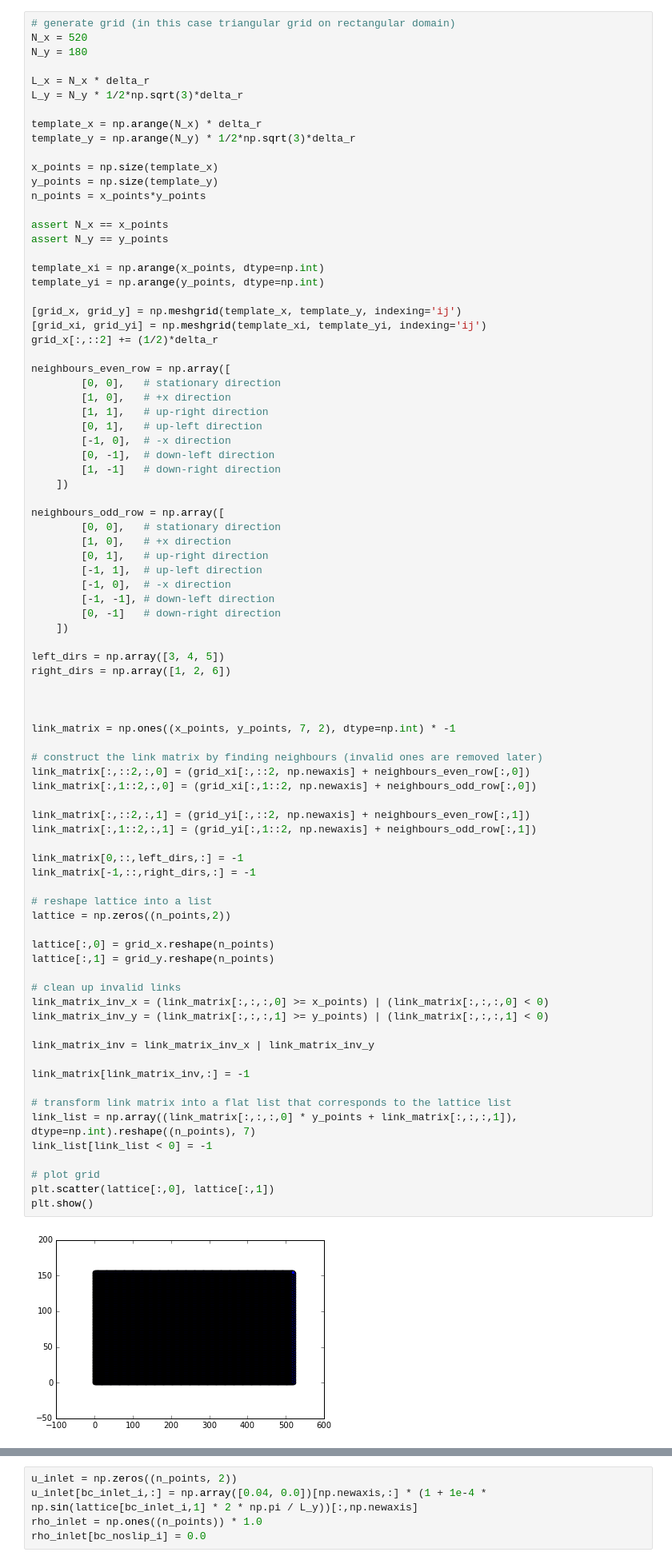
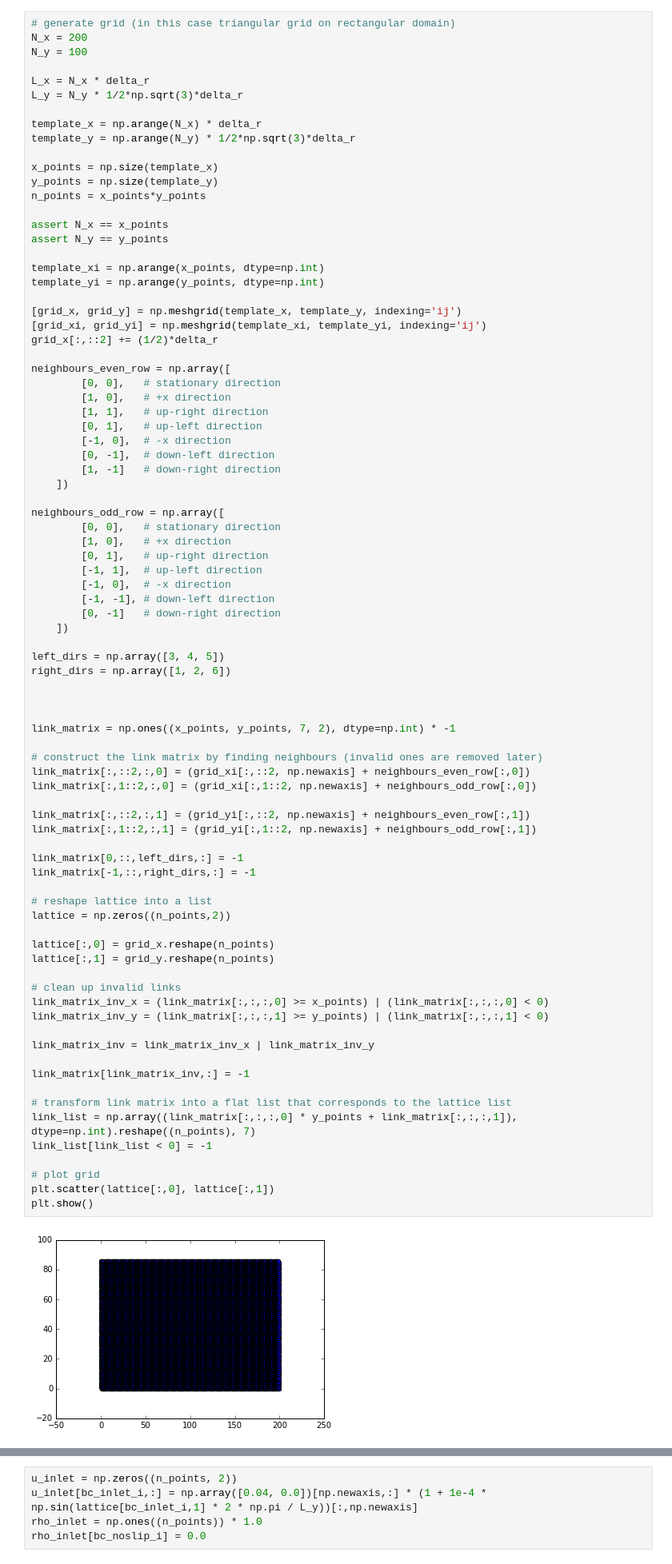
Before and after one commit to szwetsloot/comp-phys-lb, a Jupyter notebook: C-Pipe-Cylinder.ipynb, the cells around one changed output, grey strips where cells are left out. Shown: that part at 80% size. Saved outputs shown, nothing was run; the diff lists cells and outputs as text.

```diff
--- a/C-Pipe-Cylinder.ipynb
+++ b/C-Pipe-Cylinder.ipynb
@@ -40,8 +44,8 @@ bb_dir = np.concatenate(([0], 1 + ((np.arange(q-1) + (q-1)/2) % 6)))
 bb_dir = np.array(bb_dir, dtype=np.int)
 # %%
 # generate grid (in this case triangular grid on rectangular domain)
-N_x = 520
-N_y = 180
+N_x = 200
+N_y = 100
 
 L_x = N_x * delta_r
 L_y = N_y * 1/2*np.sqrt(3)*delta_r
@@ -95,34 +99,34 @@ link_matrix[:,::2,:,0] = (grid_xi[:,::2, np.newaxis] + neighbours_even_row[:,0])
 link_matrix[:,1::2,:,0] = (grid_xi[:,1::2, np.newaxis] + neighbours_odd_row[:,0])
 
 link_matrix[:,::2,:,1] = (grid_yi[:,::2, np.newaxis] + neighbours_even_row[:,1])
 link_matrix[:,1::2,:,1] = (grid_yi[:,1::2, np.newaxis] + neighbours_odd_row[:,1])
 
 link_matrix[0,::,left_dirs,:] = -1
 link_matrix[-1,::,right_dirs,:] = -1
 
 # reshape lattice into a list
 lattice = np.zeros((n_points,2))
 
 lattice[:,0] = grid_x.reshape(n_points)
 lattice[:,1] = grid_y.reshape(n_points)
 
 # clean up invalid links
 link_matrix_inv_x = (link_matrix[:,:,:,0] >= x_points) | (link_matrix[:,:,:,0] < 0)
 link_matrix_inv_y = (link_matrix[:,:,:,1] >= y_points) | (link_matrix[:,:,:,1] < 0)
 
 link_matrix_inv = link_matrix_inv_x | link_matrix_inv_y
 
 link_matrix[link_matrix_inv,:] = -1
 
 # transform link matrix into a flat list that corresponds to the lattice list
 link_list = np.array((link_matrix[:,:,:,0] * y_points + link_matrix[:,:,:,1]), dtype=np.int).reshape((n_points), 7)
 link_list[link_list < 0] = -1
 
 # plot grid
 plt.scatter(lattice[:,0], lattice[:,1])
 plt.show()
 # %% [output]
-[figure, old version]
+[figure, new version]
 # %%
 # identify different types of nodes
 # bouncing walls identification
```
Also changed, not shown: parts of 5 cells of this notebook, 4 other files.
